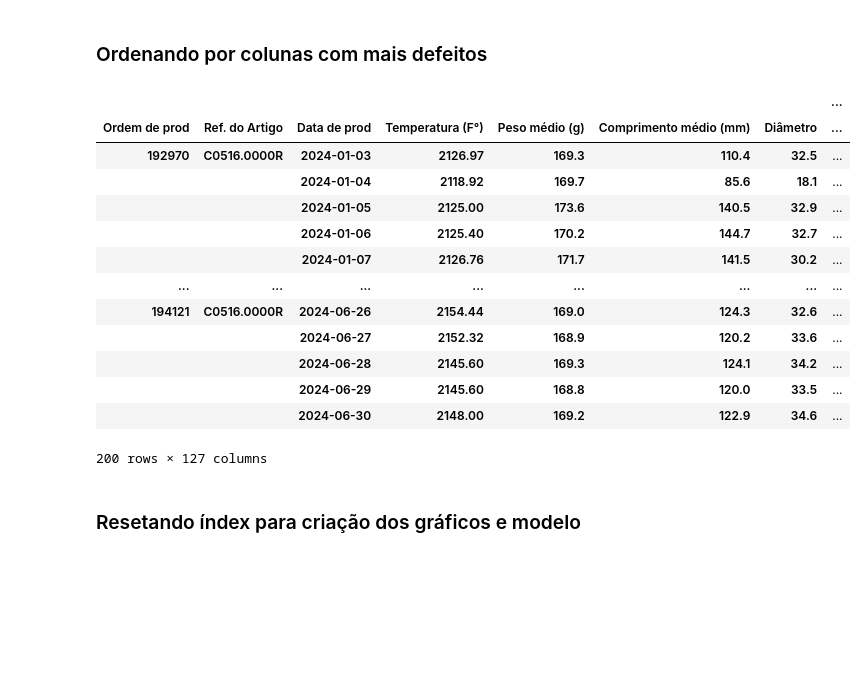
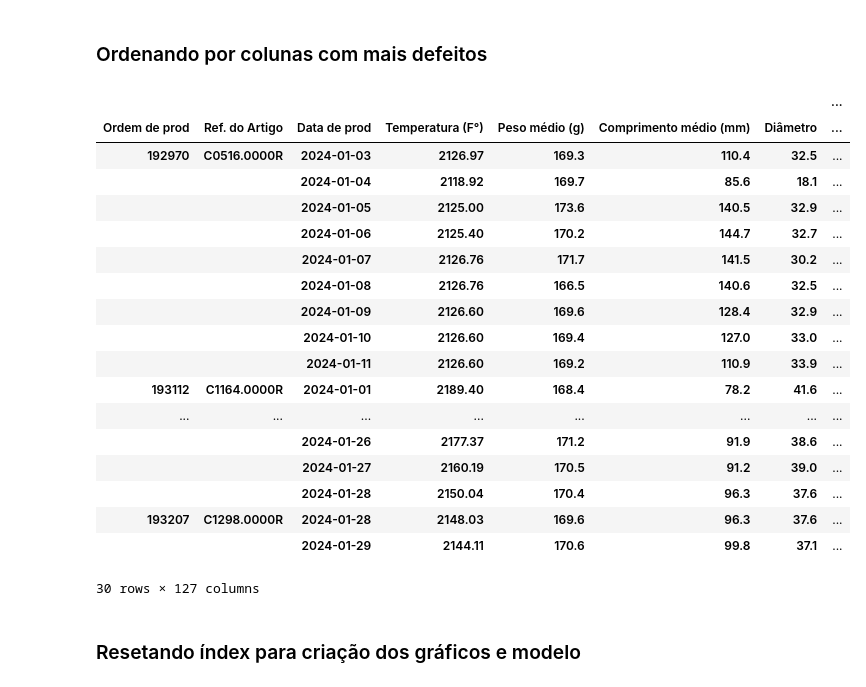
Before and after one commit to lucasz-g/Analise-Gotas, a Jupyter notebook: analises/analise_defeitos.ipynb, the cells around one changed output. Saved outputs shown, nothing was run; the diff lists cells and outputs as text; code cells hidden in the pictures; blank space fills up the shorter version.

```diff
--- a/analises/analise_defeitos.ipynb
+++ b/analises/analise_defeitos.ipynb
@@ -623,22 +623,27 @@ df_defeitos_medidas_geral.columns.name = None
 colunas_ordered = df_defeitos_medidas_geral.sum(axis=0).sort_values(ascending=False).index
 df_defeitos_medidas_geral = df_defeitos_medidas_geral[colunas_ordered]
 # %%
-df_defeitos_medidas_geral
+df_defeitos_medidas_geral.head(30)
 # %% [output]
 |  |  |  |  |  |  |  | ... |
 | Ordem de prod | Ref. do Artigo | Data de prod | Temperatura (F°) | Peso médio (g) | Comprimento médio (mm) | Diâmetro | ... |
 | 192970 | C0516.0000R | 2024-01-03 | 2126.97 | 169.3 | 110.4 | 32.5 | ... |
 |  |  | 2024-01-04 | 2118.92 | 169.7 | 85.6 | 18.1 | ... |
 |  |  | 2024-01-05 | 2125.00 | 173.6 | 140.5 | 32.9 | ... |
 |  |  | 2024-01-06 | 2125.40 | 170.2 | 144.7 | 32.7 | ... |
 |  |  | 2024-01-07 | 2126.76 | 171.7 | 141.5 | 30.2 | ... |
+|  |  | 2024-01-08 | 2126.76 | 166.5 | 140.6 | 32.5 | ... |
+|  |  | 2024-01-09 | 2126.60 | 169.6 | 128.4 | 32.9 | ... |
+|  |  | 2024-01-10 | 2126.60 | 169.4 | 127.0 | 33.0 | ... |
+|  |  | 2024-01-11 | 2126.60 | 169.2 | 110.9 | 33.9 | ... |
+| 193112 | C1164.0000R | 2024-01-01 | 2189.40 | 168.4 | 78.2 | 41.6 | ... |
 | ... | ... | ... | ... | ... | ... | ... | ... |
-| 194121 | C0516.0000R | 2024-06-26 | 2154.44 | 169.0 | 124.3 | 32.6 | ... |
-|  |  | 2024-06-27 | 2152.32 | 168.9 | 120.2 | 33.6 | ... |
-|  |  | 2024-06-28 | 2145.60 | 169.3 | 124.1 | 34.2 | ... |
-|  |  | 2024-06-29 | 2145.60 | 168.8 | 120.0 | 33.5 | ... |
-|  |  | 2024-06-30 | 2148.00 | 169.2 | 122.9 | 34.6 | ... |
+|  |  | 2024-01-26 | 2177.37 | 171.2 | 91.9 | 38.6 | ... |
+|  |  | 2024-01-27 | 2160.19 | 170.5 | 91.2 | 39.0 | ... |
+|  |  | 2024-01-28 | 2150.04 | 170.4 | 96.3 | 37.6 | ... |
+| 193207 | C1298.0000R | 2024-01-28 | 2148.03 | 169.6 | 96.3 | 37.6 | ... |
+|  |  | 2024-01-29 | 2144.11 | 170.6 | 99.8 | 37.1 | ... |
-200 rows × 127 columns
+30 rows × 127 columns
 # %% [markdown]
 ### Resetando índex para criação dos gráficos e modelo
 # %% [markdown]
```
Also changed, not shown: parts of 19 cells of this notebook.
